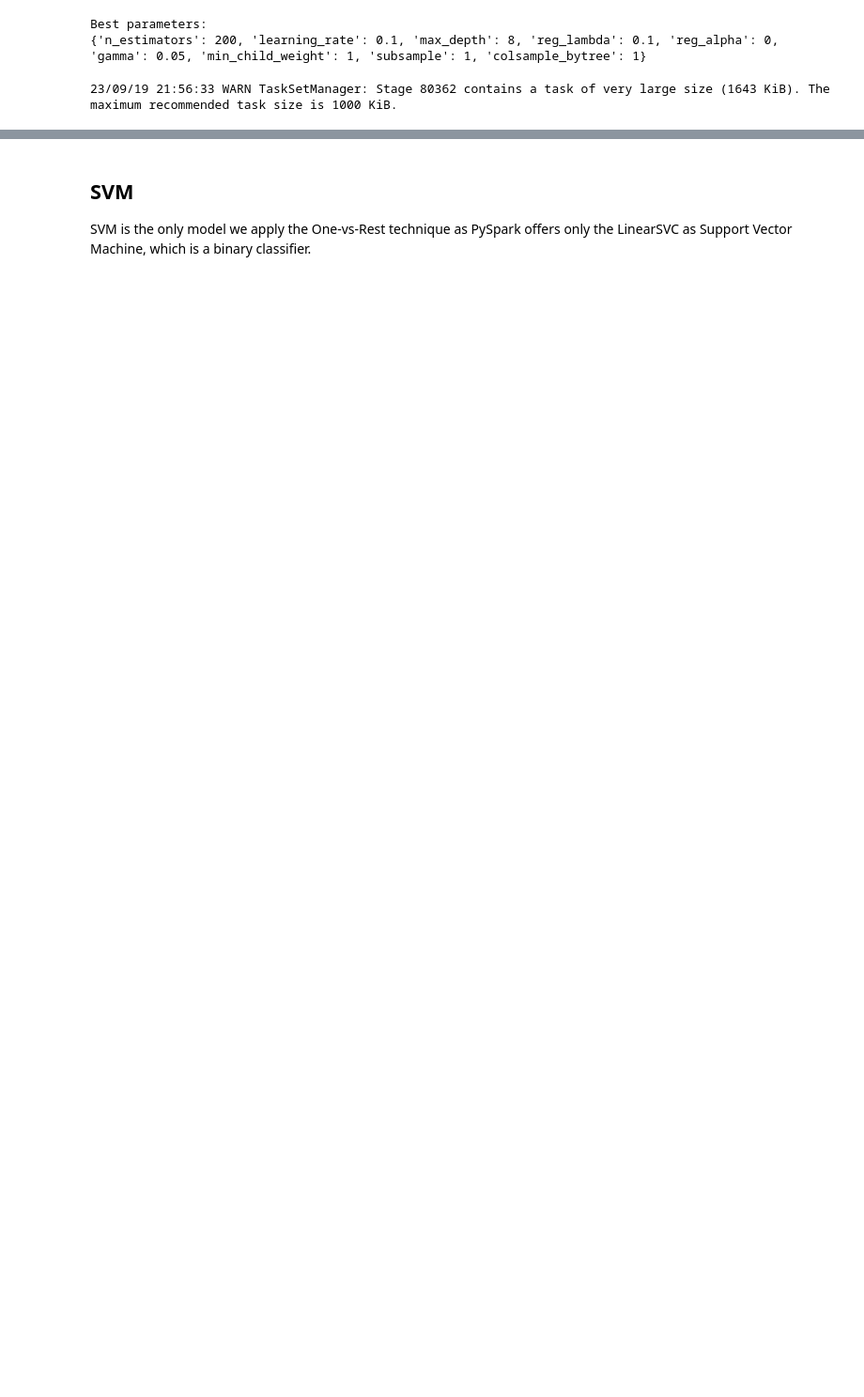
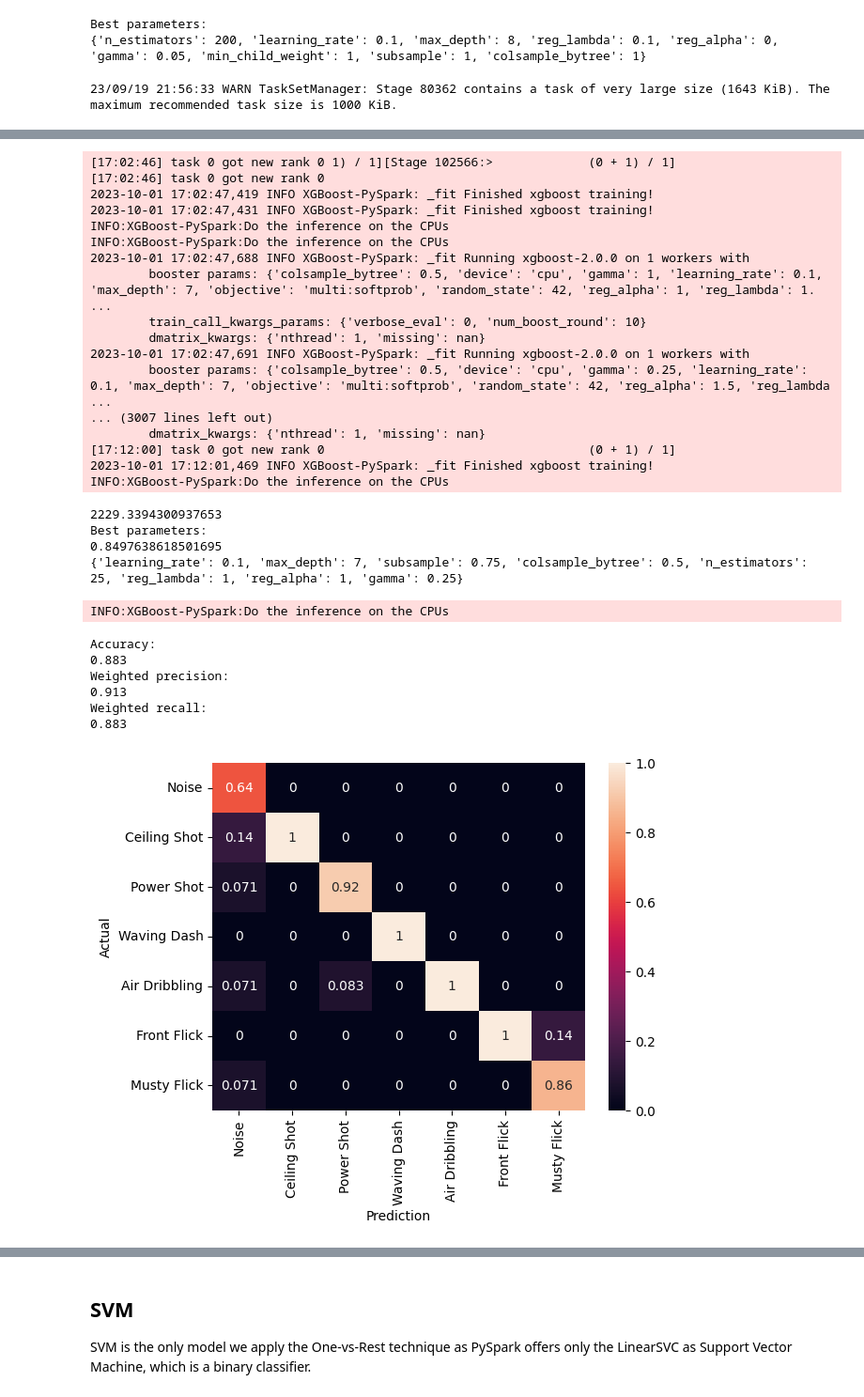
Before and after one commit to DomMcOyle/BDAProject, a Jupyter notebook: MachineLearningAlgorithms.ipynb, the cells around one changed output, grey strips where cells are left out. Shown at 94% size. Cells and saved outputs as stored; diff of their text form; code cells hidden in the pictures; blank space fills up the shorter version.

```diff
--- a/MachineLearningAlgorithms.ipynb
+++ b/MachineLearningAlgorithms.ipynb
@@ -704,0 +721,45 @@ Weighted recall:
+# %%
+# base model
+xgb_cv2 = SparkXGBClassifier(features_col='features',
+                         label_col='class',
+#                         weight_col='weights',
+                         verbose=0,
+                         random_state=seed)
+# building the grid
+"""xgb_param_grid2 = ParamGridBuilder()\
+                .baseOn({xgb_cv2.learning_rate:0.1, xgb_cv2.max_depth: 7})\
+                .addGrid(xgb_cv2.subsample, [0.5, 0.75])\
+                .addGrid(xgb_cv2.colsample_bytree, [0.5, 0.75])\
+                .addGrid(xgb_cv2.n_estimators, [10, 15, 20, 25])\
+                .addGrid(xgb_cv2.reg_lambda, [2, 1.5, 1])\
+                .addGrid(xgb_cv2.reg_alpha, [2, 1.5, 1])\
+                .addGrid(xgb_cv2.gamma, [2, 1, 0.5, 0.1]).build()"""
+xgb_param_grid2 = ParamGridBuilder()\
+                .baseOn({xgb_cv2.learning_rate:0.1, xgb_cv2.max_depth: 7})\
+                .addGrid(xgb_cv2.subsample, [0.5, 0.75])\
+                .addGrid(xgb_cv2.colsample_bytree, [0.5, 0.75])\
+                .addGrid(xgb_cv2.n_estimators, [10, 15, 20, 25])\
+                .addGrid(xgb_cv2.reg_lambda, [1.5, 1, 0.75])\
+                .addGrid(xgb_cv2.reg_alpha, [1.5, 1, 0.75])\
+                .addGrid(xgb_cv2.gamma, [1, 0.5, 0.25]).build()
+
+# accuracy-based evaluation for the cross-validation
+evaluator = MulticlassClassificationEvaluator(labelCol='class', predictionCol='prediction', metricName='accuracy')
+
+xgb_cross_val2 = CrossValidator(estimator=xgb_cv2,
+                              estimatorParamMaps=xgb_param_grid2,
+                              evaluator=evaluator,
+                              numFolds=4,
+                              parallelism=2,
+                              seed=seed)
+# %%
+import time
+t = time.time()
+xgba= xgb_cross_val2.fit(train)
+print(time.time()-t)
+xgbd_predictions = xgba.transform(test)
+print("Best parameters:")
+print(max(xgba.avgMetrics))
+print({k.name : v for (k,v) in xgba.getEstimatorParamMaps()[np.argmax(xgba.avgMetrics)].items()})
+print_metrics(xgbd_predictions)
+# %% [output]
@@ -704,0 +784,29 @@ Weighted recall:
+[17:02:46] task 0 got new rank 0 1) / 1][Stage 102566:>             (0 + 1) / 1]
+[17:02:46] task 0 got new rank 0
+2023-10-01 17:02:47,419 INFO XGBoost-PySpark: _fit Finished xgboost training!
+2023-10-01 17:02:47,431 INFO XGBoost-PySpark: _fit Finished xgboost training!
+INFO:XGBoost-PySpark:Do the inference on the CPUs
+INFO:XGBoost-PySpark:Do the inference on the CPUs
+2023-10-01 17:02:47,688 INFO XGBoost-PySpark: _fit Running xgboost-2.0.0 on 1 workers with
+        booster params: {'colsample_bytree': 0.5, 'device': 'cpu', 'gamma': 1, 'learning_rate': 0.1, 'max_depth': 7, 'objective': 'multi:softprob', 'random_state': 42, 'reg_alpha': 1, 'reg_lambda': 1. ...
+        train_call_kwargs_params: {'verbose_eval': 0, 'num_boost_round': 10}
+        dmatrix_kwargs: {'nthread': 1, 'missing': nan}
+2023-10-01 17:02:47,691 INFO XGBoost-PySpark: _fit Running xgboost-2.0.0 on 1 workers with
+        booster params: {'colsample_bytree': 0.5, 'device': 'cpu', 'gamma': 0.25, 'learning_rate': 0.1, 'max_depth': 7, 'objective': 'multi:softprob', 'random_state': 42, 'reg_alpha': 1.5, 'reg_lambda ...
+... (3007 lines left out)
+        dmatrix_kwargs: {'nthread': 1, 'missing': nan}
+[17:12:00] task 0 got new rank 0                                    (0 + 1) / 1]
+2023-10-01 17:12:01,469 INFO XGBoost-PySpark: _fit Finished xgboost training!
+INFO:XGBoost-PySpark:Do the inference on the CPUs
+2229.3394300937653
+Best parameters:
+0.8497638618501695
+{'learning_rate': 0.1, 'max_depth': 7, 'subsample': 0.75, 'colsample_bytree': 0.5, 'n_estimators': 25, 'reg_lambda': 1, 'reg_alpha': 1, 'gamma': 0.25}
+INFO:XGBoost-PySpark:Do the inference on the CPUs
+Accuracy:
+0.883
+Weighted precision:
+0.913
+Weighted recall:
+0.883
+[figure, added]
```
Also changed, not shown: parts of 73 cells of this notebook, 20 other files.
